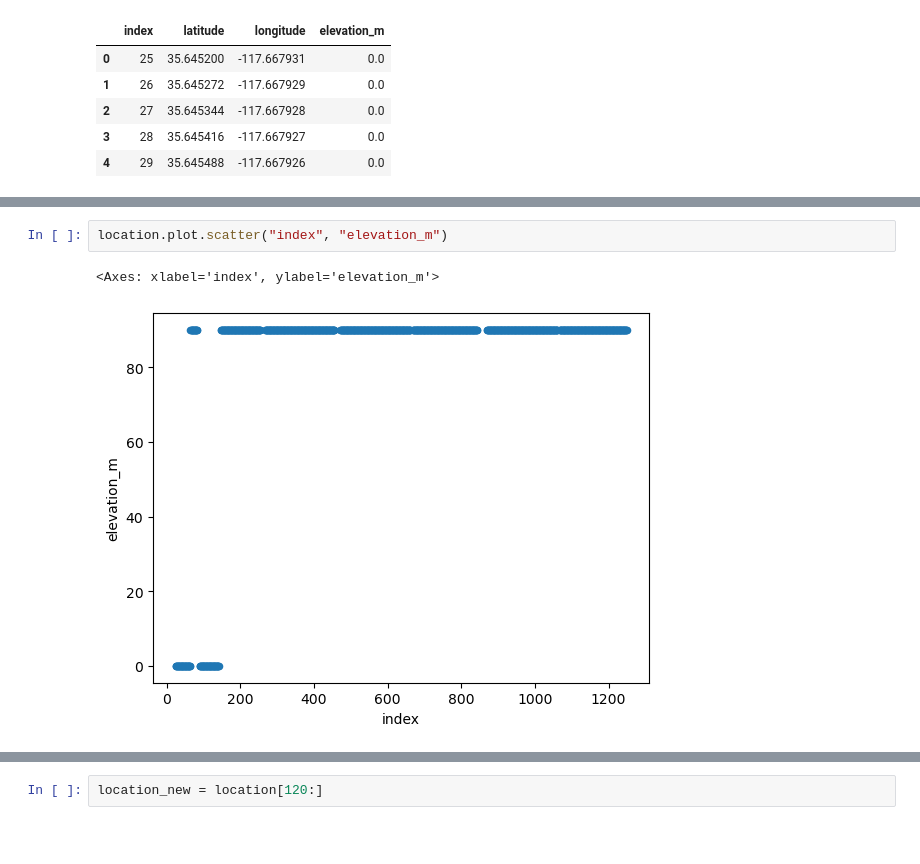
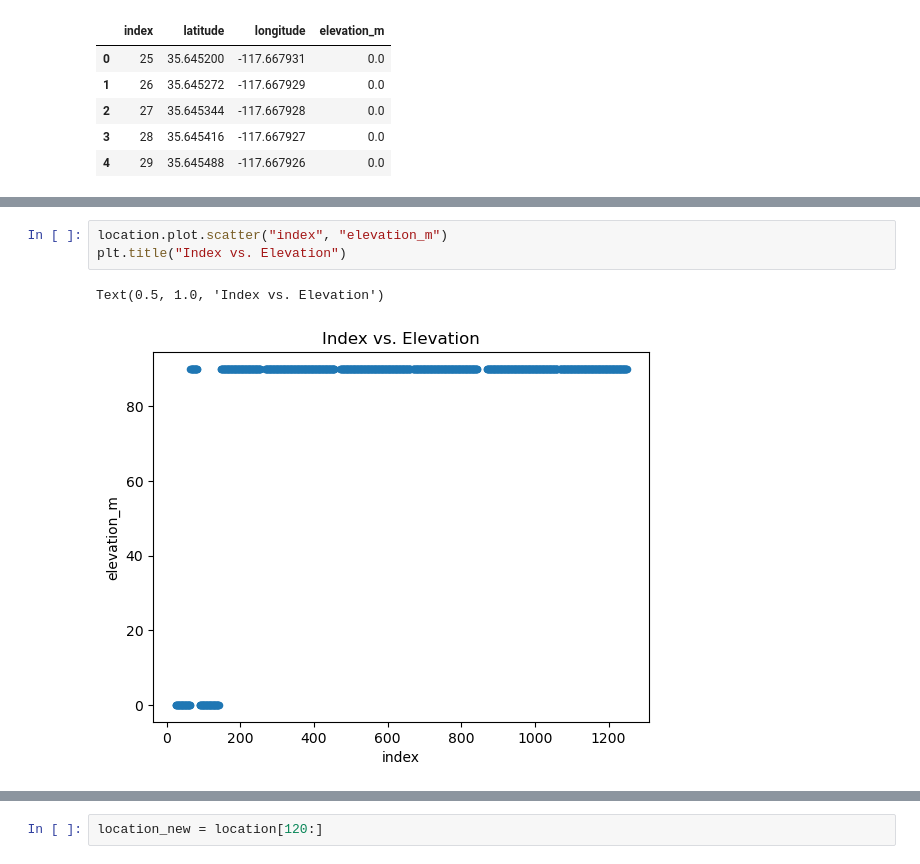
Before and after one commit to grudloff/das_fk_analysis, a Jupyter notebook: examples/read_data.ipynb, the cells around one changed output, grey strips where cells are left out. Drawn from its saved outputs; the diff is of its cells as text; blank space fills up the shorter version.

```diff
--- a/examples/read_data.ipynb
+++ b/examples/read_data.ipynb
@@ -33,5 +62,6 @@ location["index"].plot()
 # %%
 location.plot.scatter("index", "elevation_m")
+plt.title("Index vs. Elevation")
 # %% [output]
-<Axes: xlabel='index', ylabel='elevation_m'>
+Text(0.5, 1.0, 'Index vs. Elevation')
-[figure, old version]
+[figure, new version]
```
Also changed, not shown: parts of 14 cells of this notebook.
